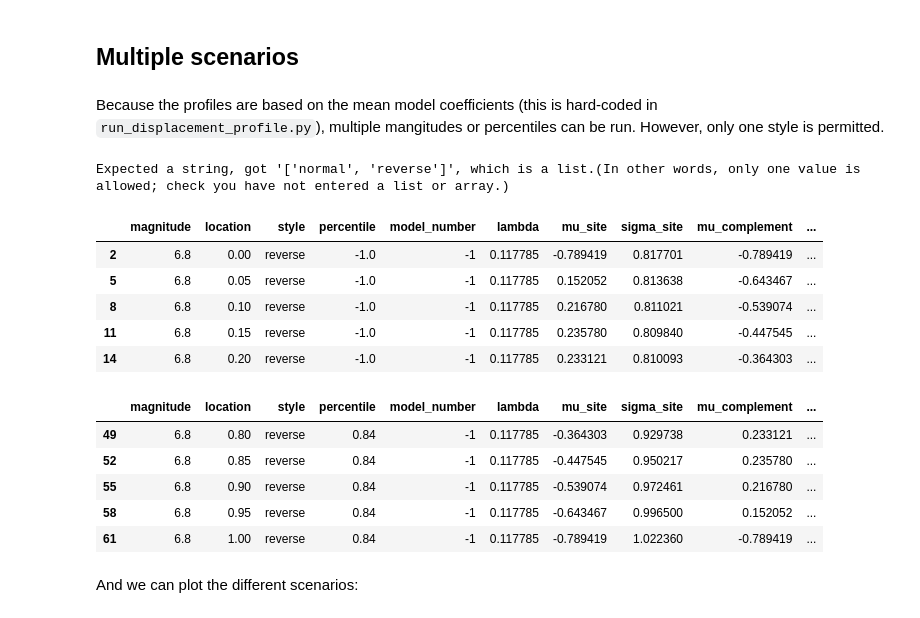
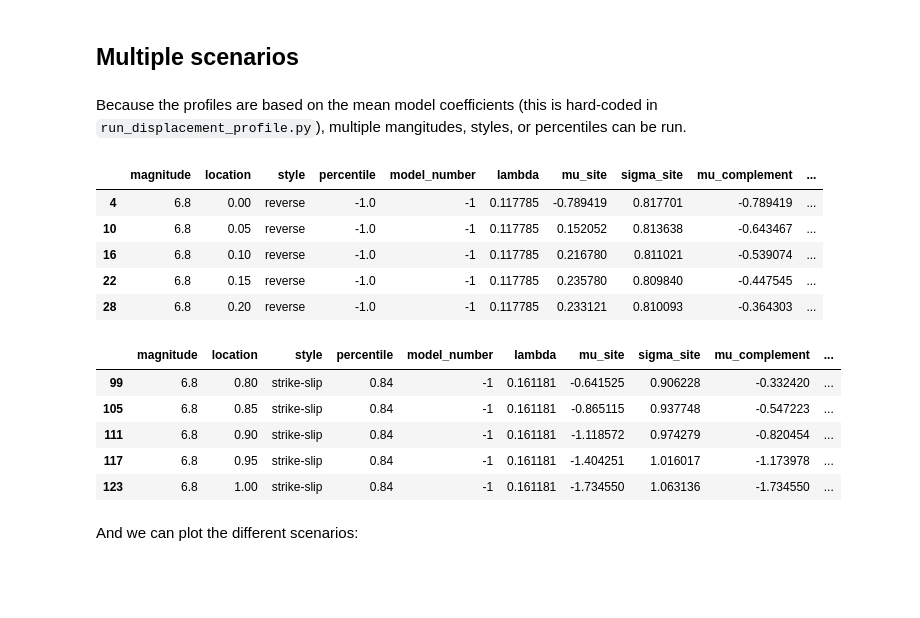
Before and after one commit to asarmy/kea23, a Jupyter notebook: examples/KEA23 Run Displacement Profile.ipynb, the cells around one changed output. Saved outputs shown, nothing was run; the diff lists cells and outputs as text; code cells hidden in the pictures; blank space fills up the shorter version.

Commit message:
update KEA23 to take mutliple styles when mean coeffs are used; mean model is now fully vectorized

```diff
--- a/examples/KEA23 Run Displacement Profile.ipynb
+++ b/examples/KEA23 Run Displacement Profile.ipynb
@@ -96,44 +96,33 @@ ax.legend(loc="best");
 # %% [markdown]
 ## Multiple scenarios
 # %% [markdown]
-Because the profiles are based on the mean model coefficients (this is hard-coded in `run_displacement_profile.py`), multiple mangitudes or percentiles can be run. However, only one style is permitted.
+Because the profiles are based on the mean model coefficients (this is hard-coded in `run_displacement_profile.py`), multiple mangitudes, styles, or percentiles can be run.
-# %%
-del mag, sof, perc, results
-
-try:
-    results = run_displacement_profile.run_profile(
-        magnitude=7, style=["normal", "reverse"], percentile=0.5
-    )
-except TypeError as e:
-    print(e)
-# %% [output]
-Expected a string, got '['normal', 'reverse']', which is a list.(In other words, only one value is allowed; check you have not entered a list or array.)
 # %%
 mag, perc, sof = (
     [6.8],
     [0.5, 0.84, -1],
-    "reverse",
+    ["reverse", "strike-slip"],
 )
 
 results = run_displacement_profile.run_profile(
     magnitude=mag, style=sof, percentile=perc
 )
 
 display(results.head())
 display(results.tail())
 # %% [output]
 |  | magnitude | location | style | percentile | model_number | lambda | mu_site | sigma_site | mu_complement | ... |
-| 2 | 6.8 | 0.00 | reverse | -1.0 | -1 | 0.117785 | -0.789419 | 0.817701 | -0.789419 | ... |
-| 5 | 6.8 | 0.05 | reverse | -1.0 | -1 | 0.117785 | 0.152052 | 0.813638 | -0.643467 | ... |
-| 8 | 6.8 | 0.10 | reverse | -1.0 | -1 | 0.117785 | 0.216780 | 0.811021 | -0.539074 | ... |
-| 11 | 6.8 | 0.15 | reverse | -1.0 | -1 | 0.117785 | 0.235780 | 0.809840 | -0.447545 | ... |
-| 14 | 6.8 | 0.20 | reverse | -1.0 | -1 | 0.117785 | 0.233121 | 0.810093 | -0.364303 | ... |
+| 4 | 6.8 | 0.00 | reverse | -1.0 | -1 | 0.117785 | -0.789419 | 0.817701 | -0.789419 | ... |
+| 10 | 6.8 | 0.05 | reverse | -1.0 | -1 | 0.117785 | 0.152052 | 0.813638 | -0.643467 | ... |
+| 16 | 6.8 | 0.10 | reverse | -1.0 | -1 | 0.117785 | 0.216780 | 0.811021 | -0.539074 | ... |
+| 22 | 6.8 | 0.15 | reverse | -1.0 | -1 | 0.117785 | 0.235780 | 0.809840 | -0.447545 | ... |
+| 28 | 6.8 | 0.20 | reverse | -1.0 | -1 | 0.117785 | 0.233121 | 0.810093 | -0.364303 | ... |
 |  | magnitude | location | style | percentile | model_number | lambda | mu_site | sigma_site | mu_complement | ... |
-| 49 | 6.8 | 0.80 | reverse | 0.84 | -1 | 0.117785 | -0.364303 | 0.929738 | 0.233121 | ... |
-| 52 | 6.8 | 0.85 | reverse | 0.84 | -1 | 0.117785 | -0.447545 | 0.950217 | 0.235780 | ... |
-| 55 | 6.8 | 0.90 | reverse | 0.84 | -1 | 0.117785 | -0.539074 | 0.972461 | 0.216780 | ... |
-| 58 | 6.8 | 0.95 | reverse | 0.84 | -1 | 0.117785 | -0.643467 | 0.996500 | 0.152052 | ... |
-| 61 | 6.8 | 1.00 | reverse | 0.84 | -1 | 0.117785 | -0.789419 | 1.022360 | -0.789419 | ... |
+| 99 | 6.8 | 0.80 | strike-slip | 0.84 | -1 | 0.161181 | -0.641525 | 0.906228 | -0.332420 | ... |
+| 105 | 6.8 | 0.85 | strike-slip | 0.84 | -1 | 0.161181 | -0.865115 | 0.937748 | -0.547223 | ... |
+| 111 | 6.8 | 0.90 | strike-slip | 0.84 | -1 | 0.161181 | -1.118572 | 0.974279 | -0.820454 | ... |
+| 117 | 6.8 | 0.95 | strike-slip | 0.84 | -1 | 0.161181 | -1.404251 | 1.016017 | -1.173978 | ... |
+| 123 | 6.8 | 1.00 | strike-slip | 0.84 | -1 | 0.161181 | -1.734550 | 1.063136 | -1.734550 | ... |
 # %% [markdown]
 And we can plot the different scenarios:
 # %%
```
Also changed, not shown: parts of 2 cells of this notebook, 3 other files.
